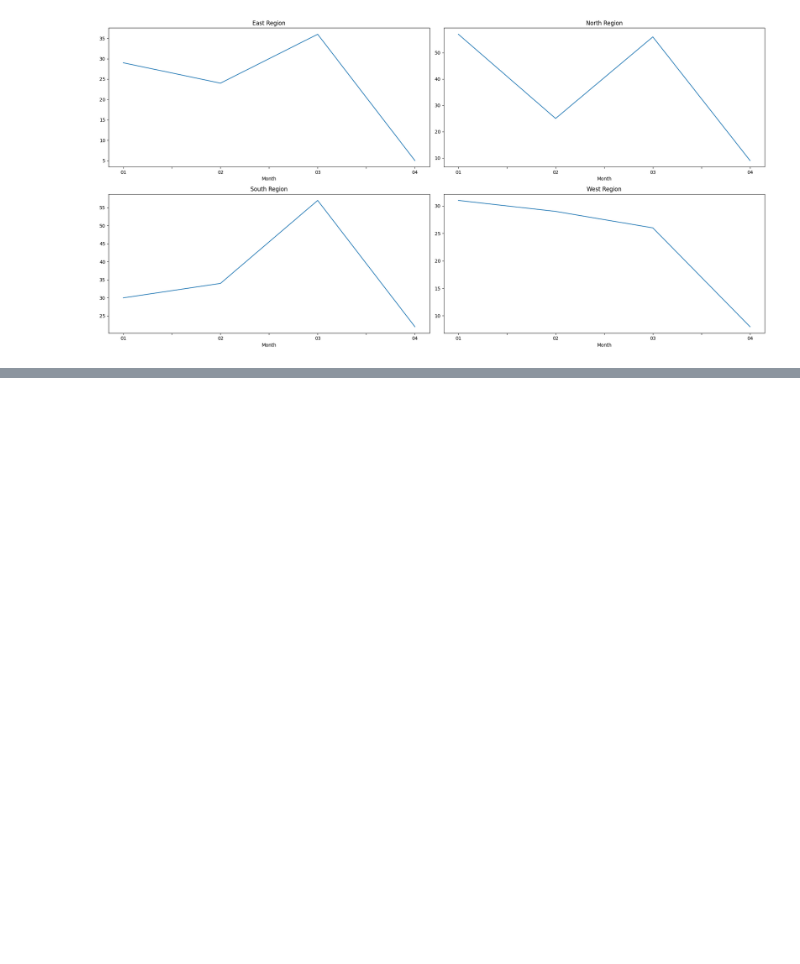
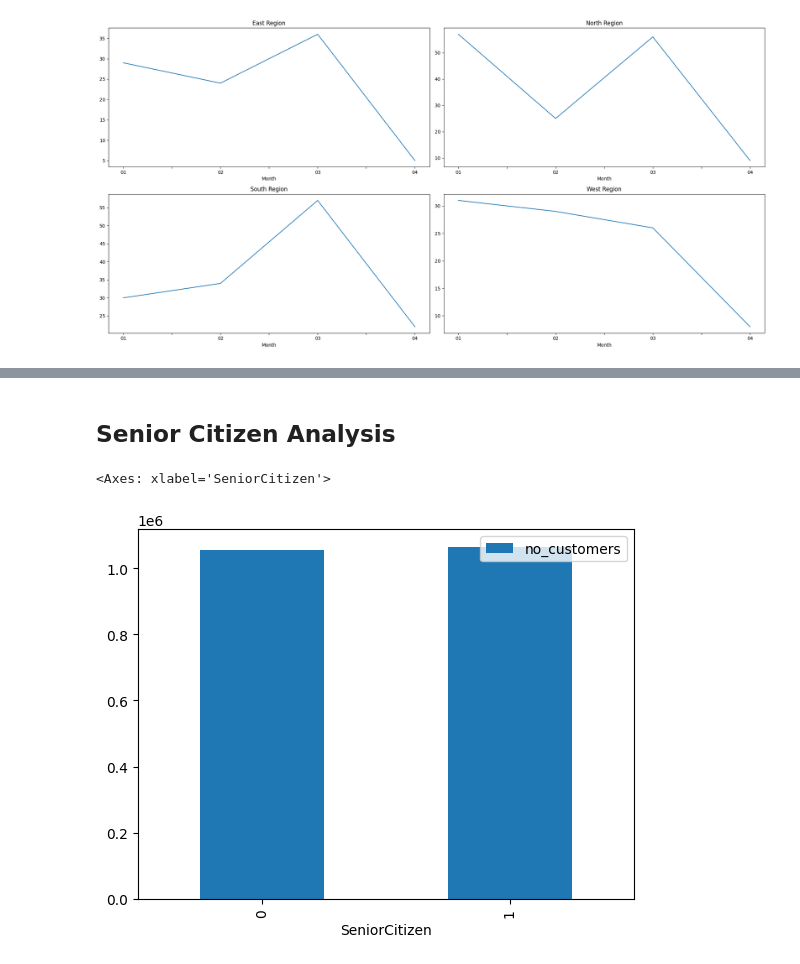
Before and after one commit to RookieCoder12/DevArena-Week-5, a Jupyter notebook: customer_analysis.ipynb, the cells around one changed output, grey strips where cells are left out. Drawn from its saved outputs; the diff is of its cells as text; code cells hidden in the pictures; blank space fills up the shorter version.

```diff
--- a/customer_analysis.ipynb
+++ b/customer_analysis.ipynb
@@ -260,0 +393,9 @@ plt.show()
+# %% [markdown]
+## Senior Citizen Analysis
+# %%
+df_customer_churn_cp.groupby("SeniorCitizen").agg(
+    no_customers = ("TotalCharges", "sum")
+).plot(kind="bar")
+# %% [output]
+<Axes: xlabel='SeniorCitizen'>
+[figure, added]
```
Also changed, not shown: parts of 25 cells of this notebook.
